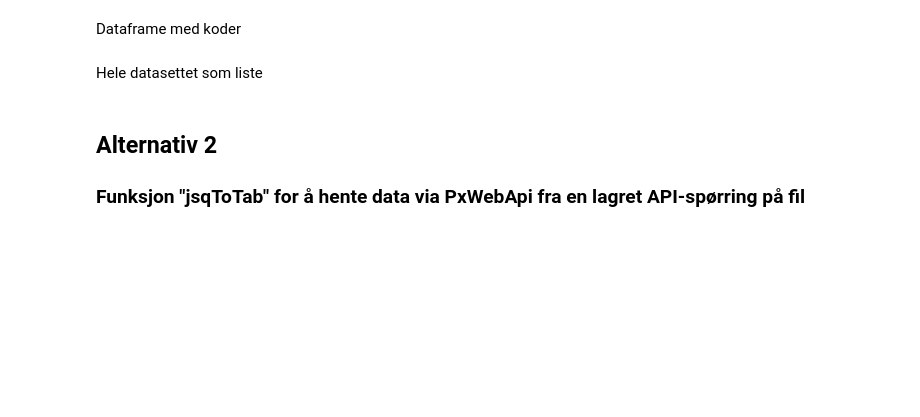
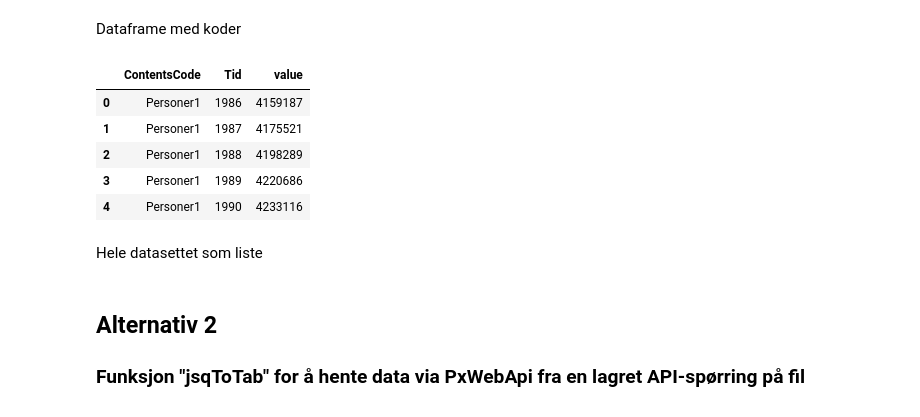
Before and after one commit to janbrus/ssb-api-python-examples, a Jupyter notebook: jsonstatToPandas_funksjon.ipynb, the cells around one changed output. Drawn from its saved outputs; the diff is of its cells as text; code cells hidden in the pictures; blank space fills up the shorter version.

```diff
--- a/jsonstatToPandas_funksjon.ipynb
+++ b/jsonstatToPandas_funksjon.ipynb
@@ -15,18 +15,18 @@ postUrl = "https://data.ssb.no/api/v0/no/table/07459/"
 #postUrl = "https://data.ssb.no/api/v0/no/table/07459/"
 # %%
 # Spørringen og endepunktet til API-et hentes fra Statistikkbanken eller API-konsoll.
-apiQuery = # lim inn spørringen din her
+# apiQuery = # lim inn spørringen din her
 
 # Eksempel med minimalistisk spørring.
 # Så enkel spørring er egentlig ikke anbefalt, med mindre du har forstått eliminasjon i Statistikkbanken.
 
-#apiQuery = {
-#      "query": [
-#      ],
-#      "response": {
-#        "format": "json-stat2"
-#      }
-#    }
+apiQuery = {
+      "query": [
+      ],
+      "response": {
+        "format": "json-stat2"
+      }
+    }
 # %%
 # Funksjon for å konvertere uttrekket til 2 dataframes, tar 2 paramtre
 
@@ -56,7 +74,14 @@ df
 # %% [markdown]
 Dataframe med koder
 # %%
-df_id
+df_id.head()
+# %% [output]
+|  | ContentsCode | Tid | value |
+| 0 | Personer1 | 1986 | 4159187 |
+| 1 | Personer1 | 1987 | 4175521 |
+| 2 | Personer1 | 1988 | 4198289 |
+| 3 | Personer1 | 1989 | 4220686 |
+| 4 | Personer1 | 1990 | 4233116 |
 # %% [markdown]
 Hele datasettet som liste
 # %%
```
Also changed, not shown: parts of 7 cells of this notebook, 2 other files.
